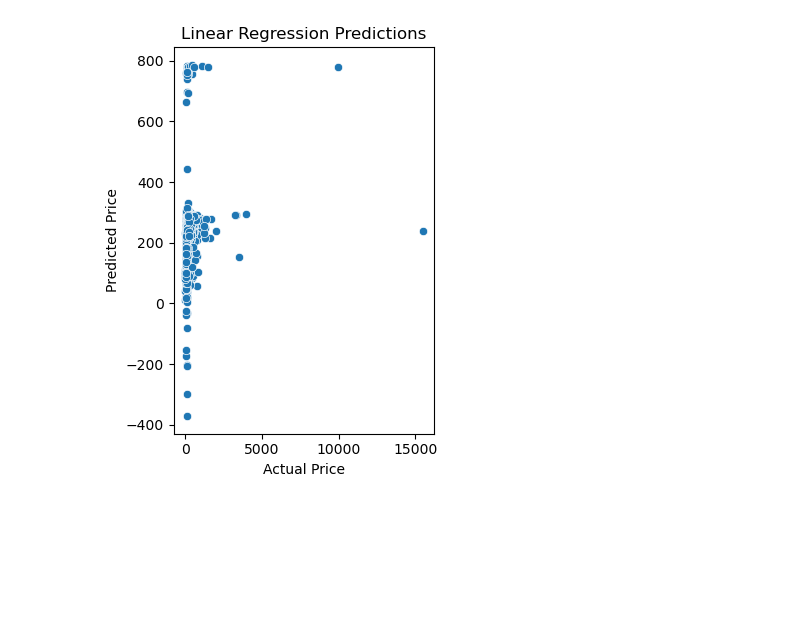
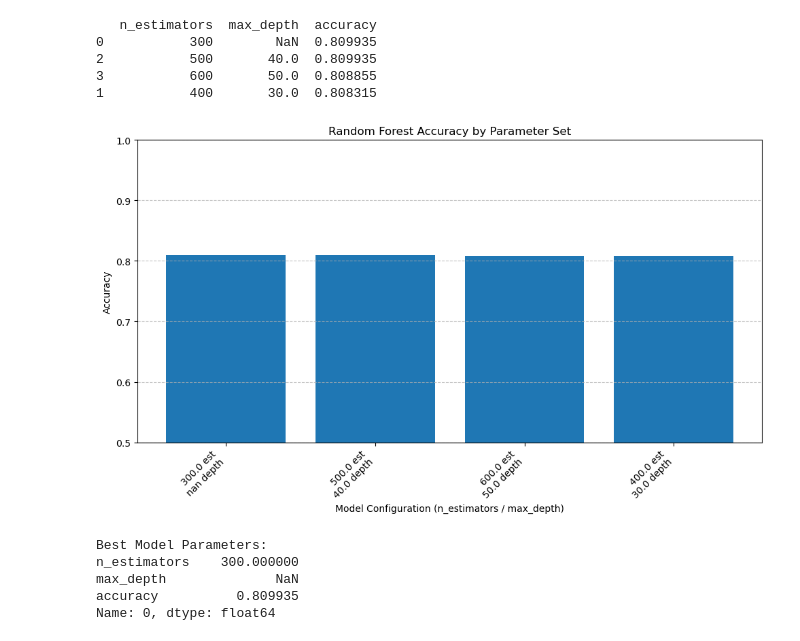
Before and after one commit to k22delafuente/project_4_air_bnb, a Jupyter notebook: Las_vegas-1.ipynb, the cells around one changed output. Cells and saved outputs as stored; diff of their text form; code cells hidden in the pictures; blank space fills up the shorter version.

```diff
--- a/Las_vegas-1.ipynb
+++ b/Las_vegas-1.ipynb
@@ -51,5 +54,17 @@ R2 Score: 0.005288665412875204
 # %%
-print("\nLinear Regression Model:")
-print("MAE:", mean_absolute_error(y_test, y_pred_lr))
-print("RMSE:", mean_squared_error(y_test, y_pred_lr, squared=False))
-print("R2 Score:", r2_score(y_test, y_pred_lr))
+numeric_features = [
+    "latitude", "longitude", "lat_squared", "long_squared",
+    "log_reviews", "log_reviews_per_month", "minimum_nights",
+    "minnights_x_reviews", "calculated_host_listings_count", "availability_365"
+]
+categorical_features = ["room_type", "location_cluster", "neighbourhood"]
+
+preprocessor = ColumnTransformer(
+    transformers=[
+        ("num", Pipeline([
+            ("imputer", SimpleImputer(strategy="median")),
+            ("scaler", StandardScaler())
+        ]), numeric_features),
+        ("cat", OneHotEncoder(drop="first", handle_unknown='ignore'), categorical_features),
+    ]
+)
@@ -72,12 +95,46 @@ Text(0.5, 1.0, 'Random Forest Predictions')
+# %%
+print(results_df.sort_values(by="accuracy", ascending=False))
+# %% [output]
+   n_estimators  max_depth  accuracy
+0           300        NaN  0.809935
+2           500       40.0  0.809935
+3           600       50.0  0.808855
+1           400       30.0  0.808315
 # %%
-plt.subplot(1, 2, 2)
-sns.scatterplot(x=y_test, y=y_pred_lr)
-plt.xlabel("Actual Price")
-plt.ylabel("Predicted Price")
-plt.title("Linear Regression Predictions")
+# Save performance results and visualize accuracy
+results_df = pd.DataFrame(results)
+results_df.to_csv("classification_optimization_results.csv", index=False)
+
+# 📊 Accuracy Plot
+import matplotlib.pyplot as plt
+
+results_df_sorted = results_df.sort_values(by="accuracy", ascending=False)
+
+plt.figure(figsize=(10, 6))
+plt.bar(
+    [f"{row['n_estimators']} est\n{row['max_depth']} depth" for _, row in results_df_sorted.iterrows()],
+    results_df_sorted["accuracy"]
+)
+
+plt.title("Random Forest Accuracy by Parameter Set")
+plt.xlabel("Model Configuration (n_estimators / max_depth)")
+plt.ylabel("Accuracy")
+plt.xticks(rotation=45, ha="right")
+plt.ylim(0.5, 1.0)
 plt.tight_layout()
+plt.grid(axis='y', linestyle='--', alpha=0.7)
 plt.show()
+
+# 🏆 Print Best Model Parameters
+best_result = results_df_sorted.iloc[0]
+print("\nBest Model Parameters:")
+print(best_result)
 # %% [output]
-[figure, old version]
+[figure, new version]
+Best Model Parameters:
+n_estimators    300.000000
+max_depth              NaN
+accuracy          0.809935
+Name: 0, dtype: float64
 # %%
 # Save predictions to CSV
```
Also changed, not shown: parts of 12 cells of this notebook, 2 other files.
